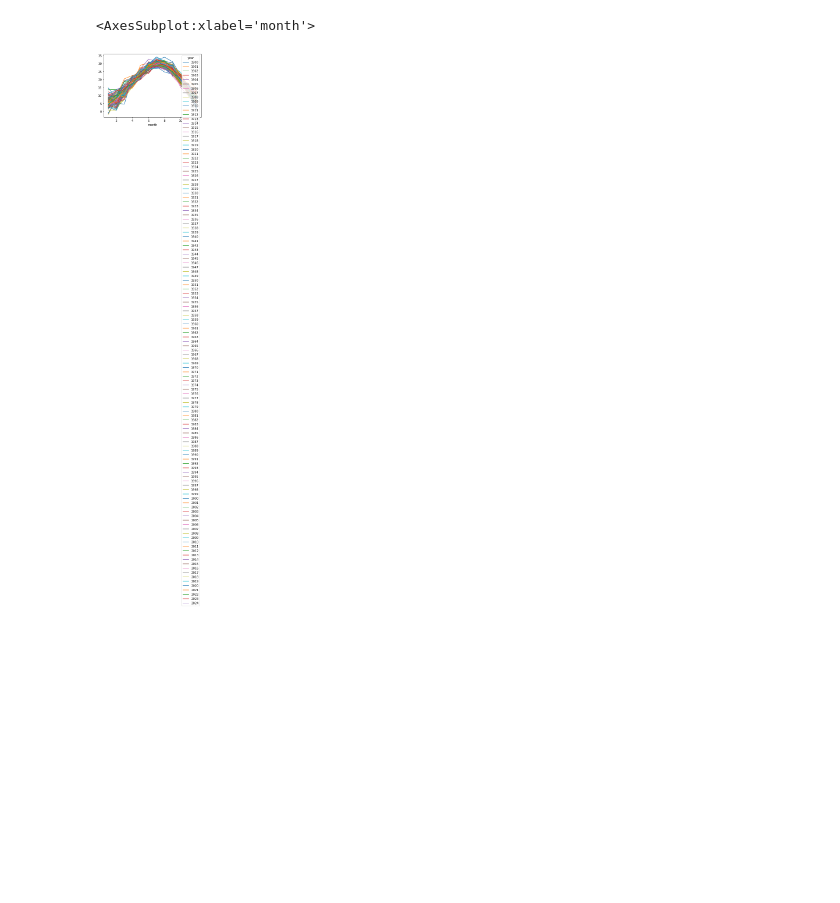
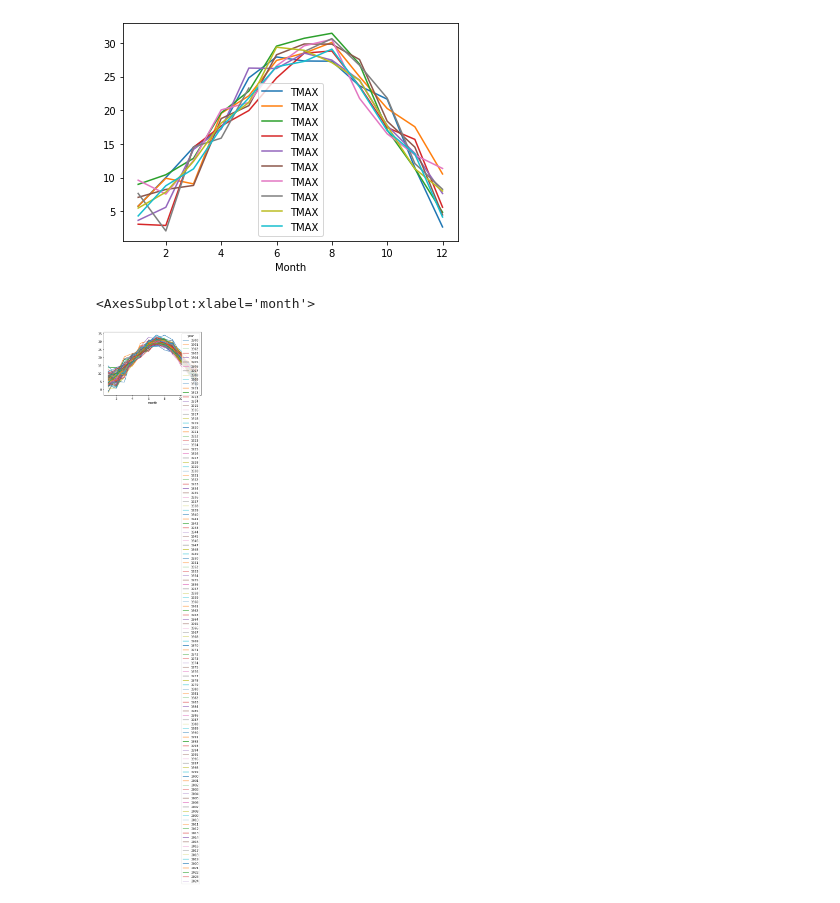
Before and after one commit to reggiewilcox/ISAT420_Code, a Jupyter notebook: W3_1_WeatherDataTimeSeries/code/weatherDataTemperature.ipynb, the cells around one changed output. Cells and saved outputs as stored; diff of their text form; code cells hidden in the pictures; blank space fills up the shorter version.

```diff
--- a/W3_1_WeatherDataTimeSeries/code/weatherDataTemperature.ipynb
+++ b/W3_1_WeatherDataTimeSeries/code/weatherDataTemperature.ipynb
@@ -68,3 +109,13 @@ df_monthly = df.resample('M').mean()
+# %%
+fig, ax = plt.subplots()
+
+for i in range(2000,2010):
+    start = str(i)
+    dataTempMonthly.loc[start].plot(y='TMAX',x='Month', ax=ax, legend = 'False')
+
+#dataTempMonthly.loc["2000"]
+# %% [output]
+[figure, added]
 # %%
 df_monthly['month']=df_monthly.index.month
 df_monthly['year']=df_monthly.index.year
```
Also changed, not shown: parts of 15 cells of this notebook.
